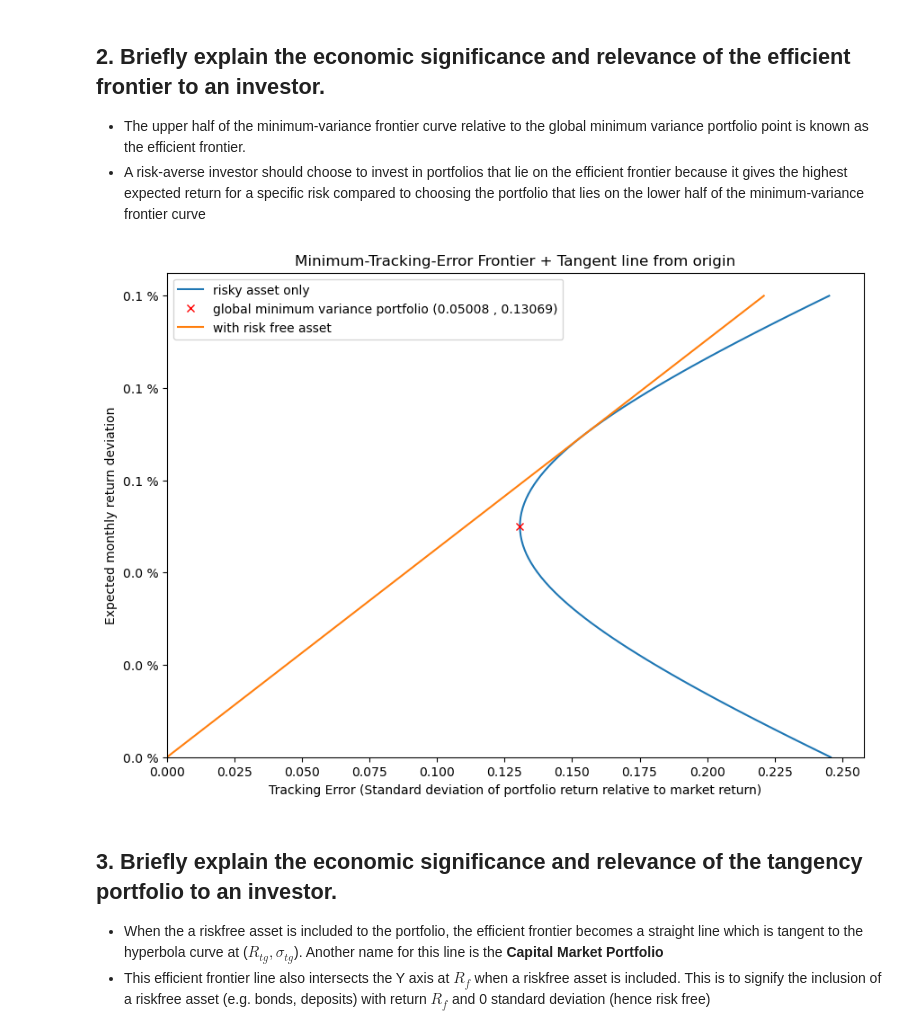
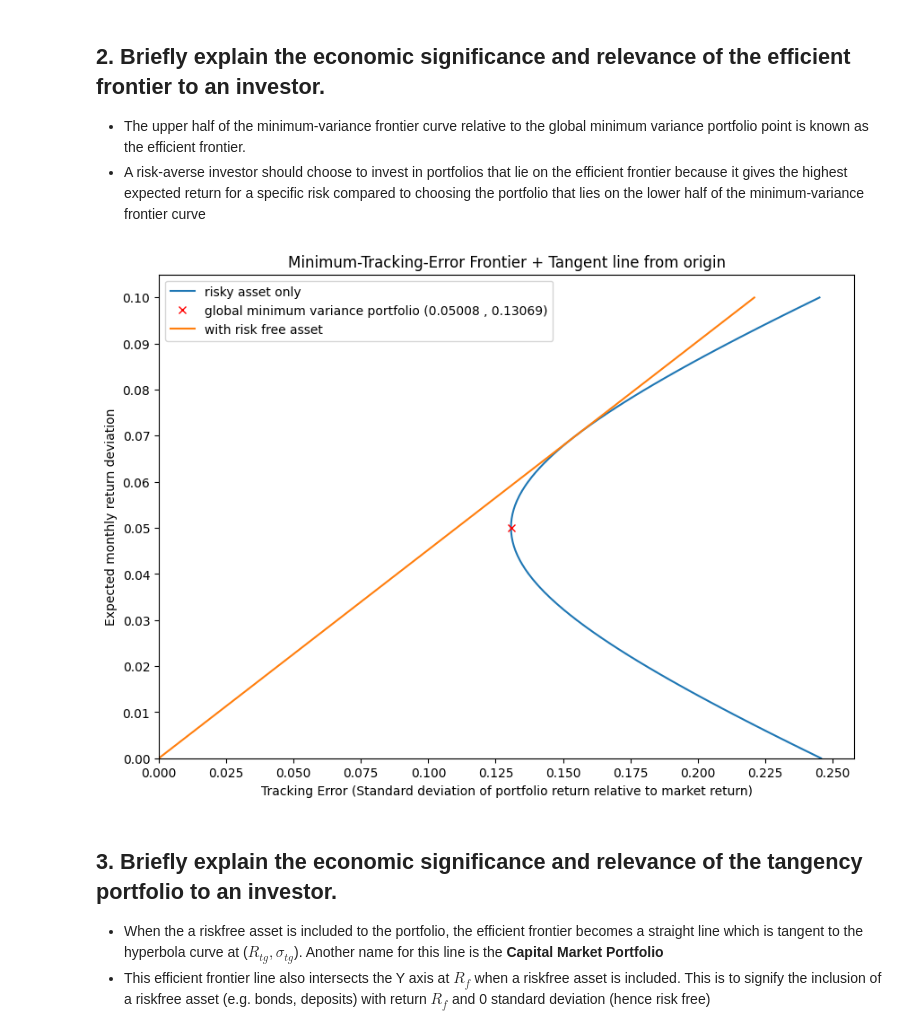
Before and after one commit to kilowiski/qf600, a Jupyter notebook: assignment_4/assignment4.ipynb, the cells around one changed output. Drawn from its saved outputs; the diff is of its cells as text; code cells hidden in the pictures.

```diff
--- a/assignment_4/assignment4.ipynb
+++ b/assignment_4/assignment4.ipynb
@@ -156,27 +157,27 @@ f1.savefig('f1.jpg')
 # %%
 rf = 0
 var_list_riskfree = []
 for x in possible_rp :
     var_list_riskfree.append(newmva.var_mva_with_riskfree(x,rf))
 f2, ax2 = plt.subplots(1)
 f2.set_figheight(7)
 f2.set_figwidth(10)
 ax2.plot(np.sqrt(var_list), possible_rp,label = "risky asset only")
 ax2.plot(np.sqrt(newmva.var_mva(newmva.R_mv)),newmva.R_mv,'rx',\
          label = f"global minimum variance portfolio ({newmva.R_mv:.5f} , {np.sqrt(newmva.var_mva(newmva.R_mv)):.5f})")
 ax2.plot(np.abs(np.sqrt(var_list_riskfree)), possible_rp, label = "with risk free asset")
 ax2.set_ylim(ymin=0)
 ax2.set_xlim(xmin=0)
 ax2.set_xlabel("Tracking Error (Standard deviation of portfolio return relative to market return)")
 ax2.set_ylabel("Expected monthly return deviation")
 ax2.xaxis.set_major_locator(plt.MultipleLocator(0.025))
 ax2.set_title("Minimum-Tracking-Error Frontier + Tangent line from origin")
-ax2.yaxis.set_major_formatter(ticker.FormatStrFormatter("%.1f %%"))
+ax2.yaxis.set_major_locator(plt.MultipleLocator(0.01))
 ax2.legend()
 plt.show(f2)
 f2.savefig('f2.jpg')
 # %% [output]
-[figure, old version]
+[figure, new version]
 # %% [markdown]
 ## 3. Briefly explain the economic significance and relevance of the tangency portfolio to an investor. ##
 * When the a riskfree asset is included to the portfolio, the efficient frontier becomes a straight line which is tangent to the hyperbola curve at ($R_{tg}, \sigma_{tg}$). Another name for this line is the **Capital Market Portfolio**
```
Also changed, not shown: parts of 3 cells of this notebook, 3 other files.
